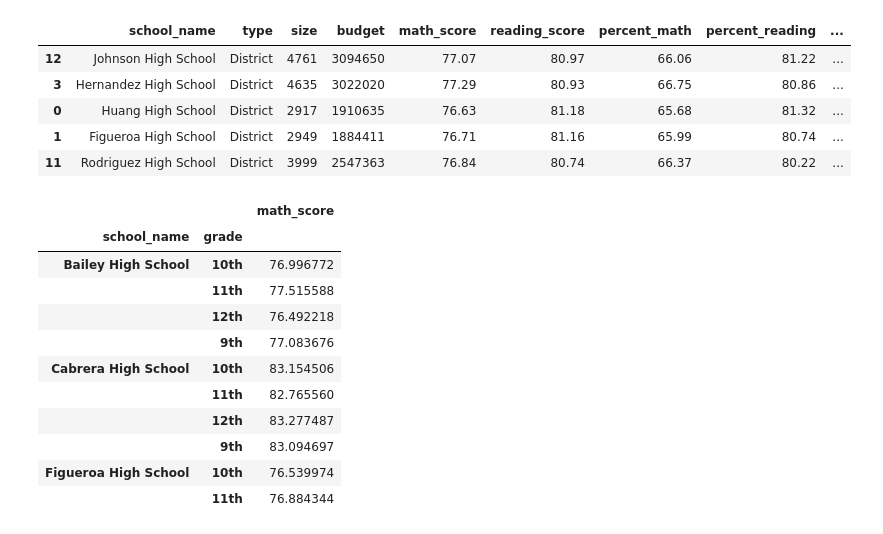
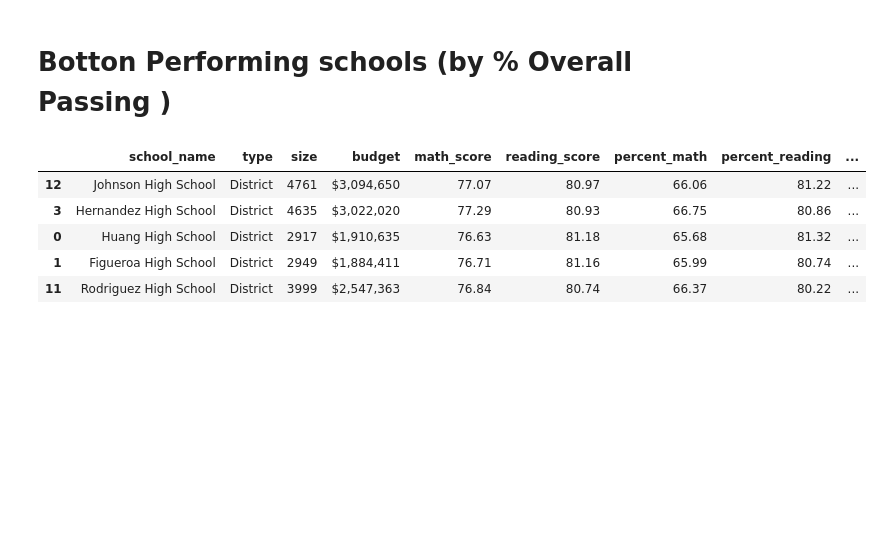
Before and after one commit to BanuNathan/pandas-Challenge, a Jupyter notebook: PyCitySchools/PyCitySchools.ipynb, the cells around one changed output. Saved outputs shown, nothing was run; the diff lists cells and outputs as text; code cells hidden in the pictures; blank space fills up the shorter version.

```diff
--- a/PyCitySchools/PyCitySchools.ipynb
+++ b/PyCitySchools/PyCitySchools.ipynb
@@ -14,2 +15,5 @@ student_data= pd.read_csv(student_data_to_load)
 school_data_complete_raw = pd.merge(student_data, school_data, how="left", on=["school_name", "school_name"])
 school_data_complete = school_data_complete_raw.rename({'Student ID': 'student_id', 'School ID': 'school_id'}, axis=1)
+# %%
+#Display two decimal positions for float values
+pd.set_option('display.precision',2)
@@ -44,40 +55,44 @@ school_score_df= grouped_school_df[["math_score","reading_score"]].mean()
 school_summary_df= pd.merge(school_data, school_score_df, how="left", on=["school_name", "school_name"])
 school_summary_df["budget_per_student"]=(school_summary_df["budget"]/school_summary_df["size"])
 # %%
+# find math passed
 math_passed = school_data_complete.loc[school_data_complete.math_score >= 70]
 math_passed_df=pd.DataFrame(math_passed)
 math_grp_df = math_passed_df.groupby(['school_name'])
 total_math=math_grp_df["student_name"].count()
 total_math_df=pd.DataFrame({"total_math_passed":total_math})
 
+# find reading passed
 read_passed = school_data_complete.loc[school_data_complete.reading_score >= 70]
 read_passed_df=pd.DataFrame(read_passed)
 read_grp_df = read_passed_df.groupby(['school_name'])
 total_read=read_grp_df["student_name"].count()
 total_read_df=pd.DataFrame({"total_read_passed":total_read})
 
+#Find over all passed
 math_read_passed = school_data_complete.loc[(school_data_complete.math_score >= 70) & (school_data_complete.reading_score >= 70)]
 math_read_passed_df=pd.DataFrame(math_read_passed)
 math_read_grp_df = math_read_passed_df.groupby(['school_name'])
 total_math_read=math_read_grp_df["student_name"].count()
 total_math_read_df=pd.DataFrame({"total_math_read_passed":total_math_read})
 
-
+#merge Data frames
 first_merge_df= pd.merge(school_summary_df, total_math_df, how="left", on=["school_name", "school_name"])
 second_merge_df= pd.merge(first_merge_df, total_read_df, how="left", on=["school_name", "school_name"])
 third_merge_df =pd.merge(second_merge_df, total_math_read_df, how="left", on=["school_name", "school_name"])
 
+#Find Percentage passed in math, reading and overall
 third_merge_df["percent_math"]=(third_merge_df["total_math_passed"]/third_merge_df["size"])*100
 third_merge_df["percent_reading"]=(third_merge_df["total_read_passed"]/third_merge_df["size"])*100
-third_merge_df["percent_both"]=(third_merge_df["total_math_read_passed"]/third_merge_df["size"])*100
-third_merge_df['math_score']=third_merge_df['math_score'].round(decimals=2)
-third_merge_df['reading_score']=third_merge_df['reading_score'].round(decimals=2)
-third_merge_df['budget']=third_merge_df['budget'].round()
-third_merge_df['percent_math']=third_merge_df['percent_math'].round(decimals=2)
-third_merge_df['percent_reading']=third_merge_df['percent_reading'].round(decimals=2)
-third_merge_df['percent_both']=third_merge_df['percent_both'].round(decimals=2)
-third_merge_df
-final_school_summary=third_merge_df[["school_name","type","size","budget","math_score","reading_score","percent_math","percent_reading","percent_both"]]
+third_merge_df["over_all_passed_percent"]=(third_merge_df["total_math_read_passed"]/third_merge_df["size"])*100
+
+final_school_summary=third_merge_df[["school_name","type","size","budget","math_score","reading_score","percent_math","percent_reading","over_all_passed_percent"]]
+final_school_budget_summary=third_merge_df[["school_name","type","size","budget","math_score","reading_score","percent_math","percent_reading","over_all_passed_percent"]]
 final_school_summary
+
+format_dict={'budget':'${:.2f}' }
+final_school_summary.style.format(format_dict)
+final_school_summary["budget"]=final_school_summary["budget"].map("${:,}".format)
+final_school_summary
 # %% [output]
 |  | school_name | type | size | budget | math_score | reading_score | percent_math | percent_reading | ... |
@@ -111,28 +128,12 @@ final_school_summary.sort_values("percent_both",ascending=False).head()
+# %% [markdown]
+<h1><strong> Botton Performing schools (by % Overall Passing )<strong></h1>
 # %%
-final_school_summary.sort_values("percent_both",ascending=False).tail()
+#Bottom Performing school
+final_school_summary.sort_values("over_all_passed_percent",ascending=False).tail()
 # %% [output]
 |  | school_name | type | size | budget | math_score | reading_score | percent_math | percent_reading | ... |
-| 12 | Johnson High School | District | 4761 | 3094650 | 77.07 | 80.97 | 66.06 | 81.22 | ... |
-| 3 | Hernandez High School | District | 4635 | 3022020 | 77.29 | 80.93 | 66.75 | 80.86 | ... |
-| 0 | Huang High School | District | 2917 | 1910635 | 76.63 | 81.18 | 65.68 | 81.32 | ... |
-| 1 | Figueroa High School | District | 2949 | 1884411 | 76.71 | 81.16 | 65.99 | 80.74 | ... |
-| 11 | Rodriguez High School | District | 3999 | 2547363 | 76.84 | 80.74 | 66.37 | 80.22 | ... |
+| 12 | Johnson High School | District | 4761 | $3,094,650 | 77.07 | 80.97 | 66.06 | 81.22 | ... |
+| 3 | Hernandez High School | District | 4635 | $3,022,020 | 77.29 | 80.93 | 66.75 | 80.86 | ... |
+| 0 | Huang High School | District | 2917 | $1,910,635 | 76.63 | 81.18 | 65.68 | 81.32 | ... |
+| 1 | Figueroa High School | District | 2949 | $1,884,411 | 76.71 | 81.16 | 65.99 | 80.74 | ... |
+| 11 | Rodriguez High School | District | 3999 | $2,547,363 | 76.84 | 80.74 | 66.37 | 80.22 | ... |
-# %%
-#group by school and grade for reading average
-grouped_grade_df = school_data_complete.groupby(['school_name','grade'])
-average_math_by_grade = grouped_grade_df["math_score"].mean()
-average_math_by_grade_df=pd.DataFrame(average_math_by_grade)
-average_math_by_grade_df.head(10)
-# %% [output]
-|  |  | math_score |
-| school_name | grade |  |
-| Bailey High School | 10th | 76.996772 |
-|  | 11th | 77.515588 |
-|  | 12th | 76.492218 |
-|  | 9th | 77.083676 |
-| Cabrera High School | 10th | 83.154506 |
-|  | 11th | 82.765560 |
-|  | 12th | 83.277487 |
-|  | 9th | 83.094697 |
-| Figueroa High School | 10th | 76.539974 |
-|  | 11th | 76.884344 |
```
Also changed, not shown: parts of 19 cells of this notebook, 7 other files.
